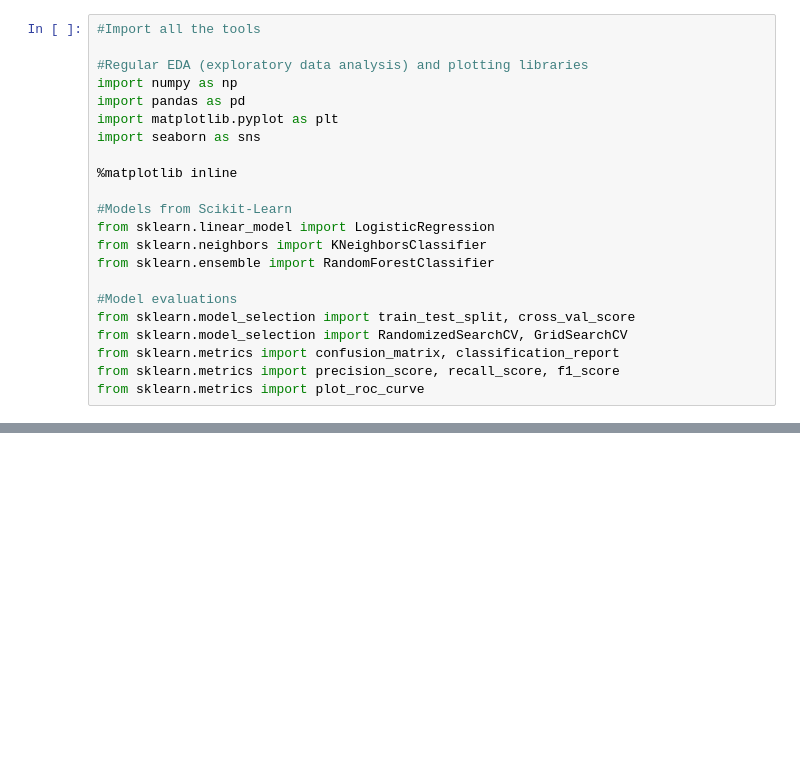
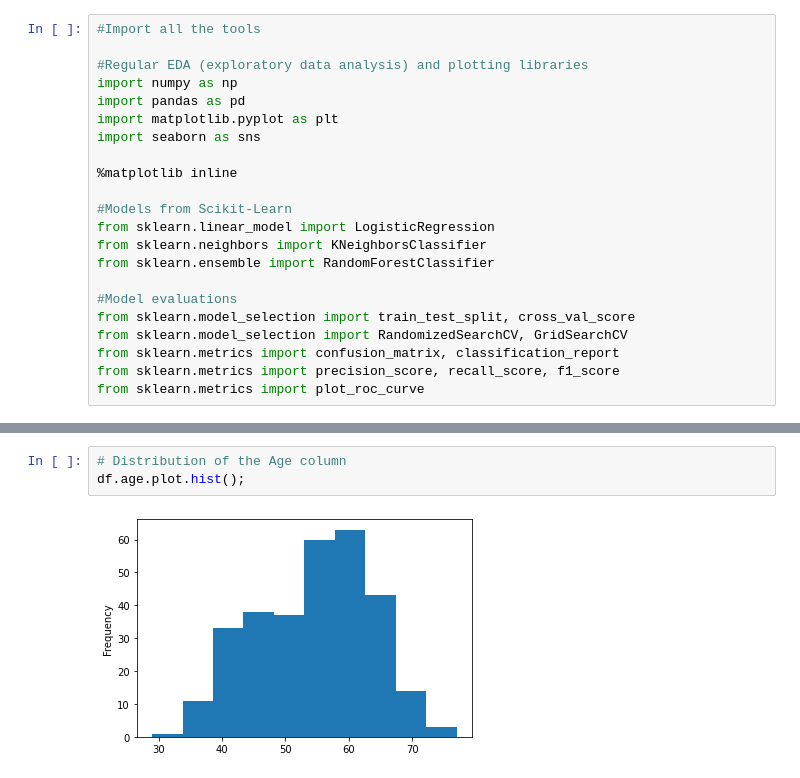
Before and after one commit to dianamelinte23/heart-disease-project, a Jupyter notebook: end-to-end-heart-disease-classification.ipynb, the cells around one changed output, grey strips where cells are left out. Drawn from its saved outputs; the diff is of its cells as text; blank space fills up the shorter version.

```diff
--- a/end-to-end-heart-disease-classification.ipynb
+++ b/end-to-end-heart-disease-classification.ipynb
@@ -76,0 +224,5 @@ from sklearn.metrics import plot_roc_curve
+# %%
+# Distribution of the Age column
+df.age.plot.hist();
+# %% [output]
+[figure, added]
```
Also changed, not shown: parts of 21 cells of this notebook.
